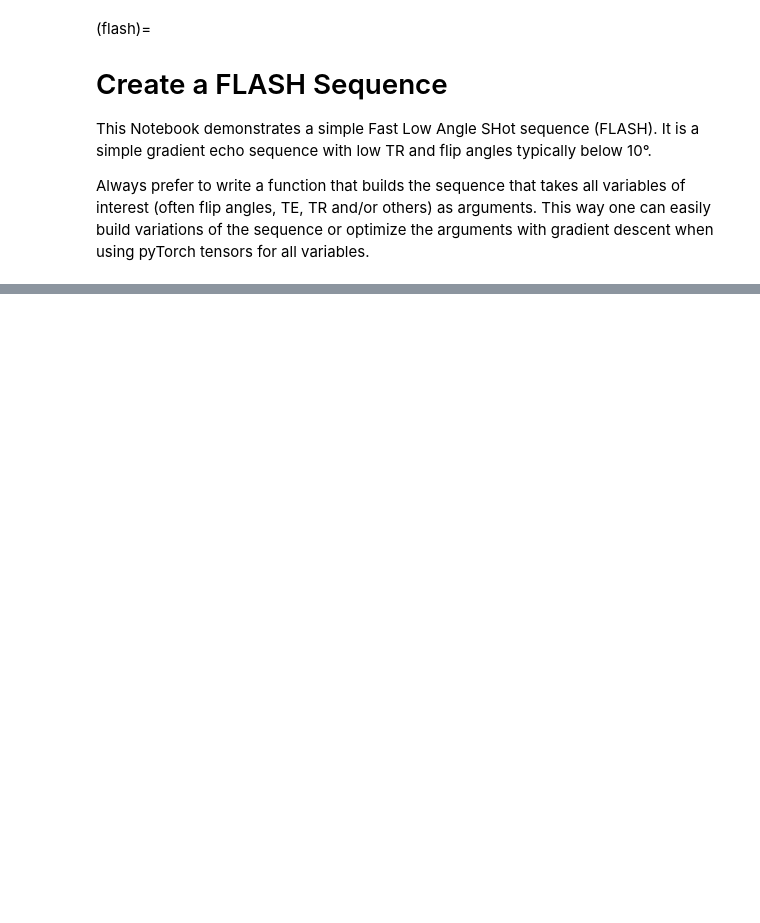
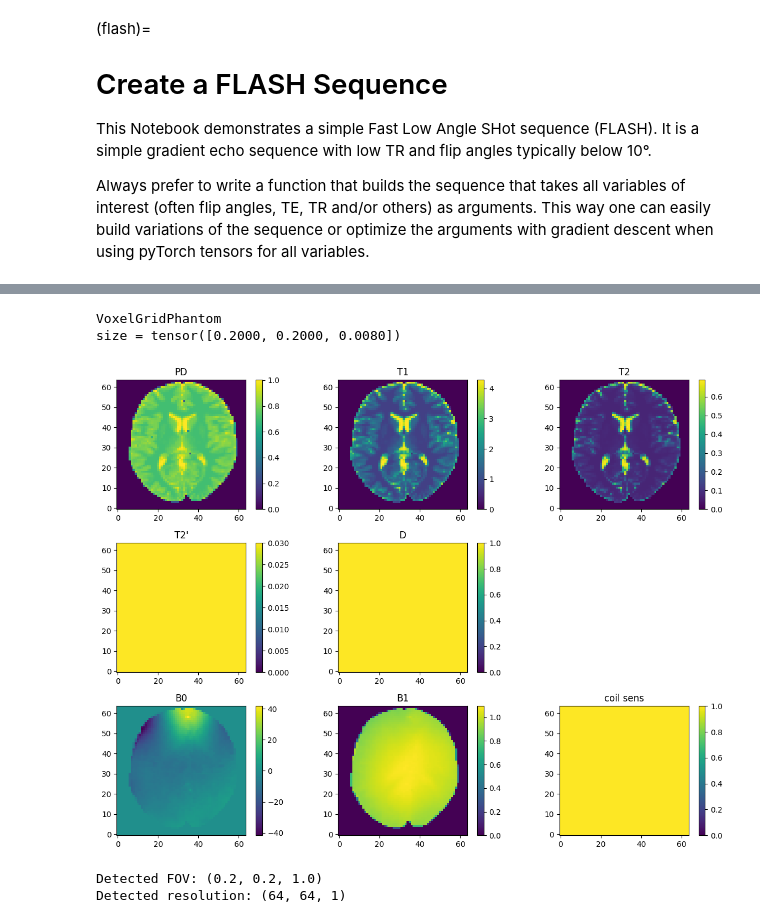
Before and after one commit to MRsources/MRzero-Core, a Jupyter notebook: documentation/playground_mr0/flash.ipynb, the cells around one changed output, grey strips where cells are left out. Drawn from its saved outputs; the diff is of its cells as text; code cells hidden in the pictures; blank space fills up the shorter version.

Commit message:
playground: new util.simulate(), .build() no longer required

```diff
--- a/documentation/playground_mr0/flash.ipynb
+++ b/documentation/playground_mr0/flash.ipynb
@@ -58,31 +62,40 @@ for rep in seq:
 
 def phantom_motion(time: torch.Tensor) -> tuple[torch.Tensor, torch.Tensor]:
     time /= 0.712  # Sequence duration
 
     phi = 0.8 * time
     x = -0.03 * time**2
     y = 0 * time
 
     phi = torch.as_tensor(phi)
     cos = torch.cos(phi)
     sin = torch.sin(phi)
 
     # We can't construct tensors directly as this would remove gradients
     offset = torch.zeros(time.numel(), 3)
     offset[:, 0] = x
     offset[:, 1] = y
 
     rot = torch.zeros(time.numel(), 3, 3)
     rot[:, 0, 0] = cos
     rot[:, 0, 1] = sin
     rot[:, 1, 0] = -sin
     rot[:, 1, 1] = cos
     rot[:, 2, 2] = 1
 
     return rot, offset
 
 
 data = mr0.util.load_default_phantom(64, 64)
 data.plot()
-data = data.build()
 data.phantom_motion = phantom_motion
+
+# Simulate the sequence
+signal = mr0.util.simulate(seq, data)
+reco = mr0.reco_adjoint(signal, seq.get_kspace())
+# %% [output]
+VoxelGridPhantom
+size = tensor([0.2000, 0.2000, 0.0080])
+[figure, added]
+Detected FOV: (0.2, 0.2, 1.0)
+Detected resolution: (64, 64, 1)
```
Also changed, not shown: parts of 5 cells of this notebook, 8 other files.
